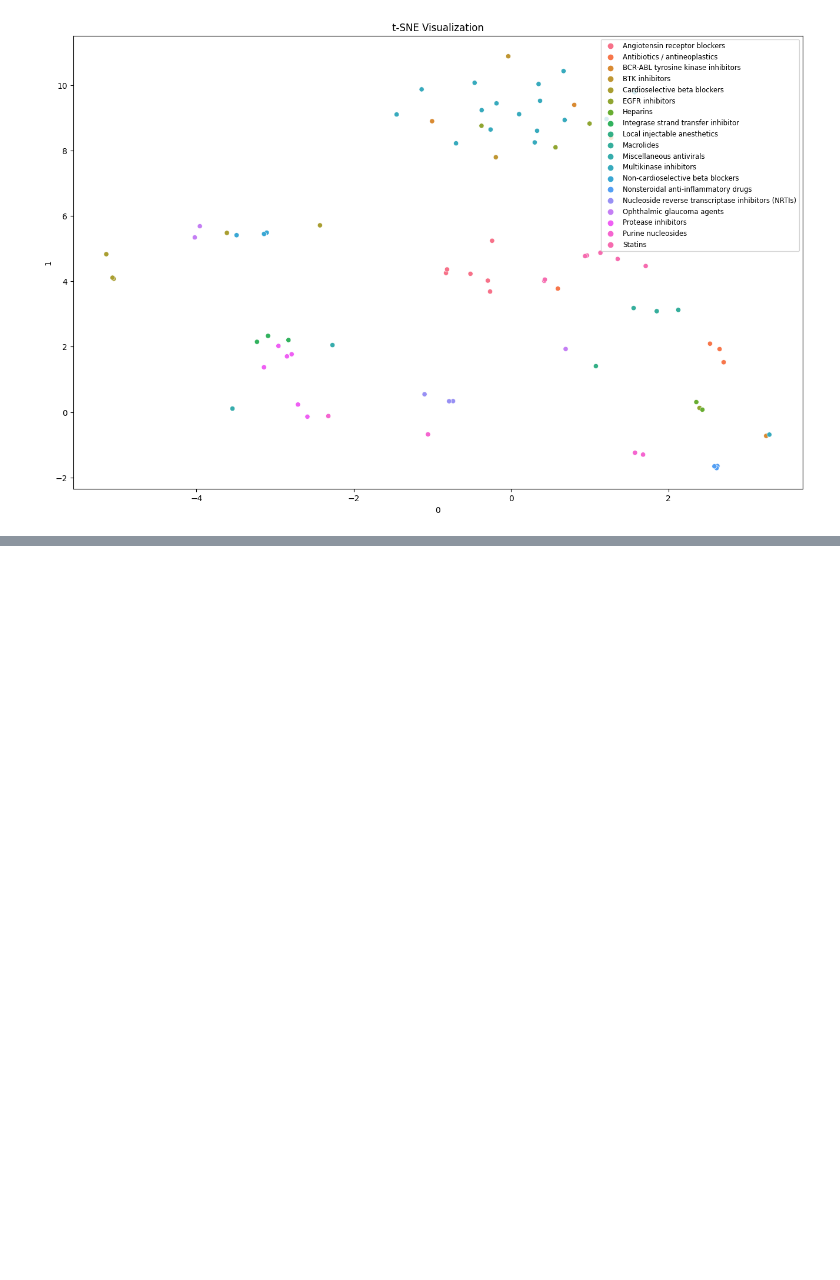
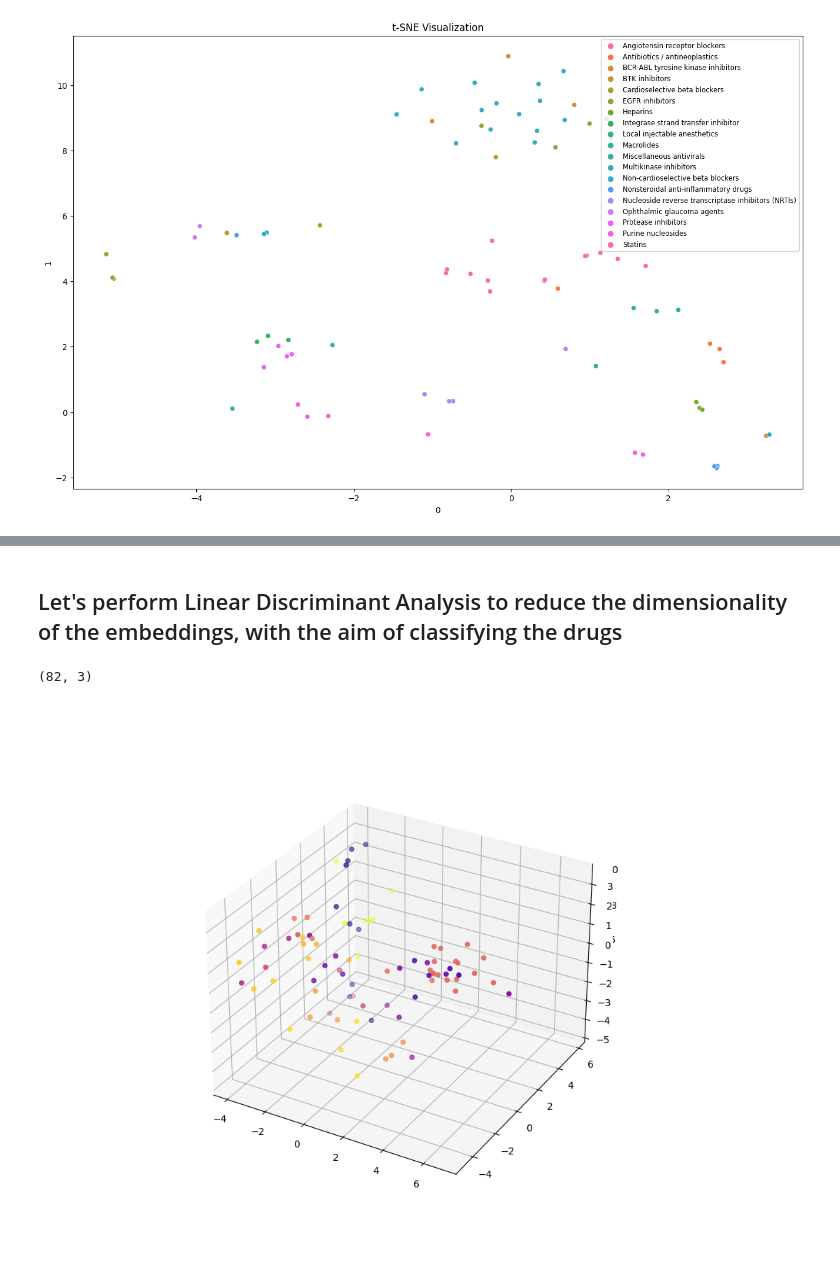
Before and after one commit to ariellubonja/drugs-embedding, a Jupyter notebook: Embeddings_EDA.ipynb, the cells around one changed output, grey strips where cells are left out. Drawn from its saved outputs; the diff is of its cells as text; code cells hidden in the pictures; blank space fills up the shorter version.

```diff
--- a/Embeddings_EDA.ipynb
+++ b/Embeddings_EDA.ipynb
@@ -226,0 +240,2 @@ plt.show()
+# %% [markdown]
+## Let's perform Linear Discriminant Analysis to reduce the dimensionality of the embeddings, with the aim of classifying the drugs
@@ -226,0 +244,13 @@ plt.show()
+# %%
+lda = LDA(n_components=3)
+
+lda_3d = lda.fit_transform(intersecting_drugs_w_embd_df, selected_drugs_com_molecules.loc[intersecting_drugs_w_embd_df.index]['Drug Class'])
+lda_3d.shape
+# %% [output]
+(82, 3)
+# %%
+lda_3d = add_class_and_names(lda_3d)
+# %%
+plot_interactive_3d(lda_3d)
+# %% [output]
+[figure, added]
```
Also changed, not shown: parts of 31 cells of this notebook.
